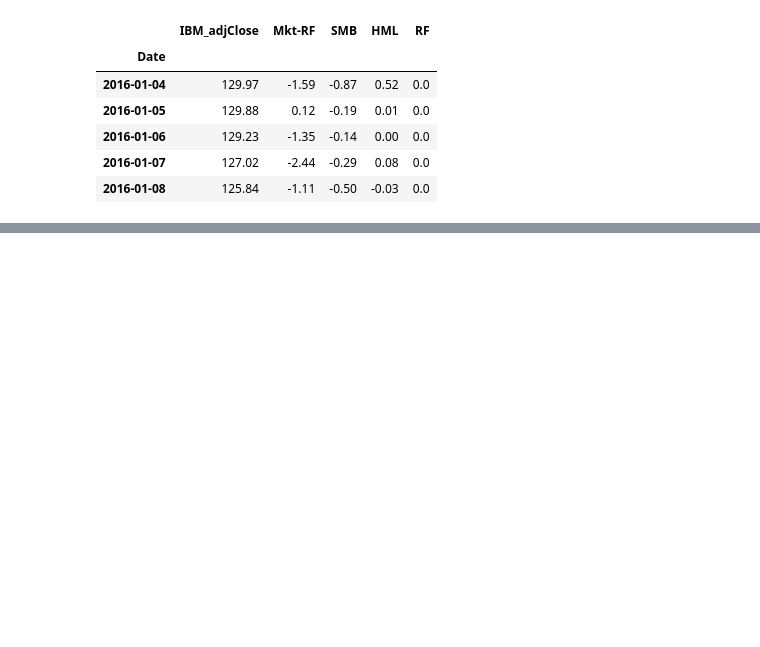
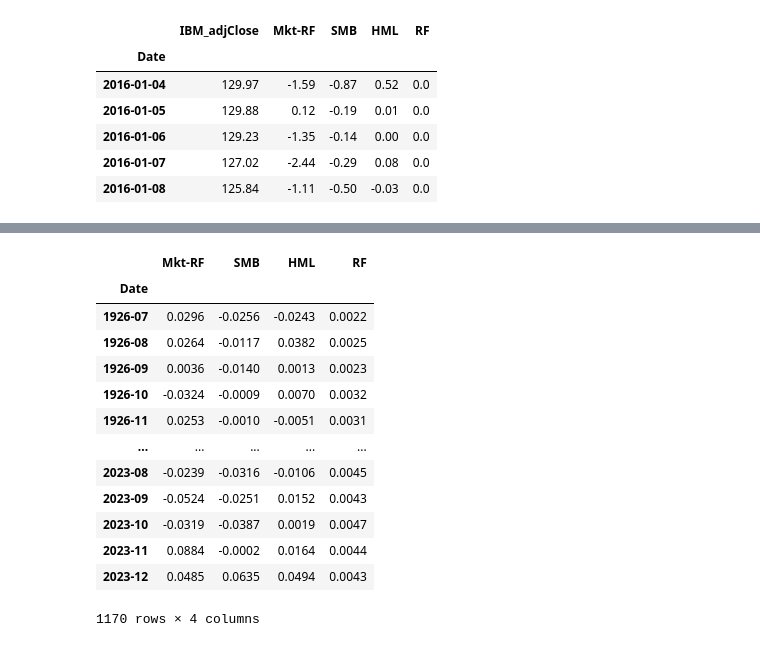
Before and after one commit to leoouyang781/Test-Repository, a Jupyter notebook: Python-For-Finance-2nd-Edition/Chapter 8.ipynb, the cells around one changed output, grey strips where cells are left out. Saved outputs shown, nothing was run; the diff lists cells and outputs as text; code cells hidden in the pictures; blank space fills up the shorter version.

```diff
--- a/Python-For-Finance-2nd-Edition/Chapter 8.ipynb
+++ b/Python-For-Finance-2nd-Edition/Chapter 8.ipynb
@@ -355,0 +387,24 @@ Date
+# %%
+#get Fama French factors
+import getFamaFrenchFactors as gff
+
+ff3 = pd.DataFrame(gff.famaFrench3Factor(frequency='m'))
+ff3 = ff3.rename(columns={'date_ff_factors':'Date'})
+ff3['Date'] = ff3['Date'].dt.strftime('%Y-%m')
+ff3 = ff3.set_index('Date')
+ff3
+# %% [output]
+|  | Mkt-RF | SMB | HML | RF |
+| Date |  |  |  |  |
+| 1926-07 | 0.0296 | -0.0256 | -0.0243 | 0.0022 |
+| 1926-08 | 0.0264 | -0.0117 | 0.0382 | 0.0025 |
+| 1926-09 | 0.0036 | -0.0140 | 0.0013 | 0.0023 |
+| 1926-10 | -0.0324 | -0.0009 | 0.0070 | 0.0032 |
+| 1926-11 | 0.0253 | -0.0010 | -0.0051 | 0.0031 |
+| ... | ... | ... | ... | ... |
+| 2023-08 | -0.0239 | -0.0316 | -0.0106 | 0.0045 |
+| 2023-09 | -0.0524 | -0.0251 | 0.0152 | 0.0043 |
+| 2023-10 | -0.0319 | -0.0387 | 0.0019 | 0.0047 |
+| 2023-11 | 0.0884 | -0.0002 | 0.0164 | 0.0044 |
+| 2023-12 | 0.0485 | 0.0635 | 0.0494 | 0.0043 |
+1170 rows × 4 columns
```
Also changed, not shown: parts of 6 cells of this notebook.
